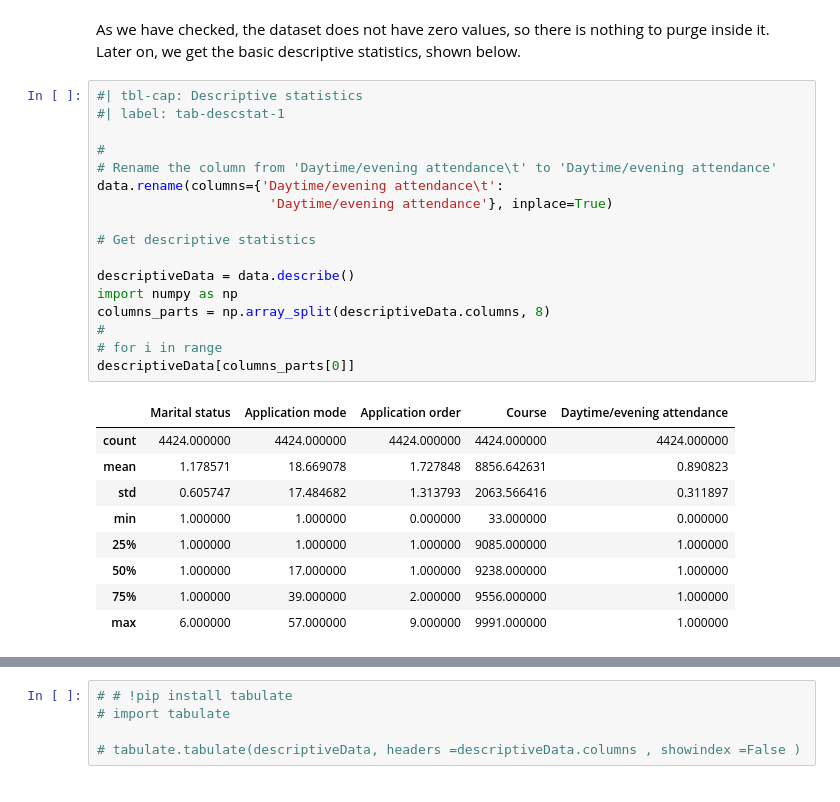
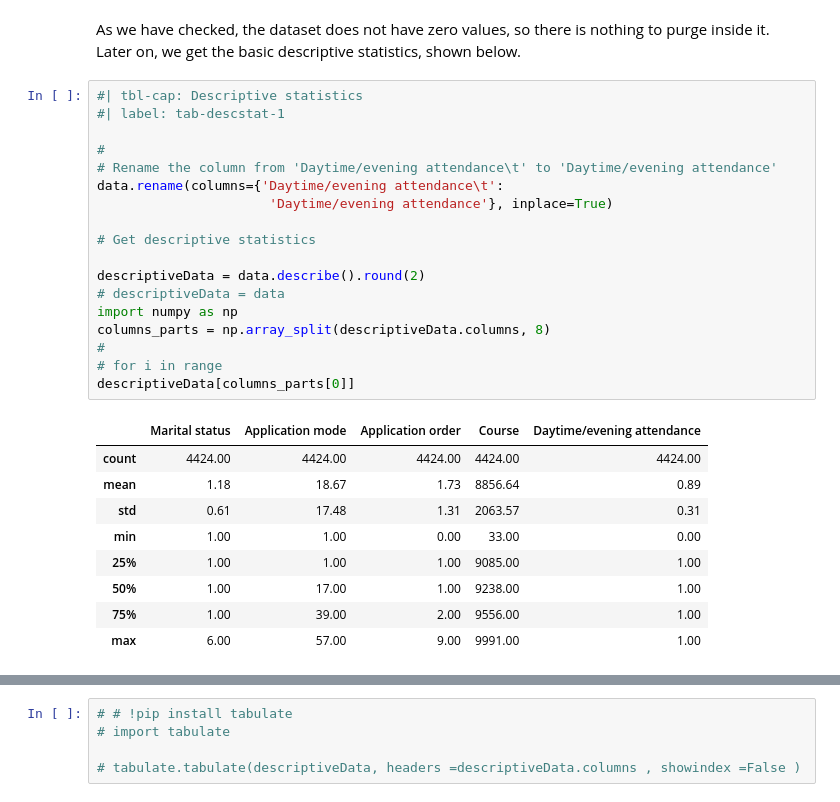
Before and after one commit to atdiausx2/albudurarrtu, a Jupyter notebook: report_AzadhdhinNedalYunisAlFraijat.ipynb, the cells around one changed output, grey strips where cells are left out. Saved outputs shown, nothing was run; the diff lists cells and outputs as text.

```diff
--- a/report_AzadhdhinNedalYunisAlFraijat.ipynb
+++ b/report_AzadhdhinNedalYunisAlFraijat.ipynb
@@ -121,30 +121,31 @@ As we have checked, the dataset does not have zero values, so there is nothing t
 # %%
 #| tbl-cap: Descriptive statistics
 #| label: tab-descstat-1
 
 #
 # Rename the column from 'Daytime/evening attendance\t' to 'Daytime/evening attendance'
 data.rename(columns={'Daytime/evening attendance\t':
                       'Daytime/evening attendance'}, inplace=True)
 
 # Get descriptive statistics
 
-descriptiveData = data.describe()
+descriptiveData = data.describe().round(2)
+# descriptiveData = data
 import numpy as np
 columns_parts = np.array_split(descriptiveData.columns, 8)
 #
 # for i in range
 descriptiveData[columns_parts[0]]
 # %% [output]
 |  | Marital status | Application mode | Application order | Course | Daytime/evening attendance |
-| count | 4424.000000 | 4424.000000 | 4424.000000 | 4424.000000 | 4424.000000 |
-| mean | 1.178571 | 18.669078 | 1.727848 | 8856.642631 | 0.890823 |
-| std | 0.605747 | 17.484682 | 1.313793 | 2063.566416 | 0.311897 |
-| min | 1.000000 | 1.000000 | 0.000000 | 33.000000 | 0.000000 |
-| 25% | 1.000000 | 1.000000 | 1.000000 | 9085.000000 | 1.000000 |
-| 50% | 1.000000 | 17.000000 | 1.000000 | 9238.000000 | 1.000000 |
-| 75% | 1.000000 | 39.000000 | 2.000000 | 9556.000000 | 1.000000 |
-| max | 6.000000 | 57.000000 | 9.000000 | 9991.000000 | 1.000000 |
+| count | 4424.00 | 4424.00 | 4424.00 | 4424.00 | 4424.00 |
+| mean | 1.18 | 18.67 | 1.73 | 8856.64 | 0.89 |
+| std | 0.61 | 17.48 | 1.31 | 2063.57 | 0.31 |
+| min | 1.00 | 1.00 | 0.00 | 33.00 | 0.00 |
+| 25% | 1.00 | 1.00 | 1.00 | 9085.00 | 1.00 |
+| 50% | 1.00 | 17.00 | 1.00 | 9238.00 | 1.00 |
+| 75% | 1.00 | 39.00 | 2.00 | 9556.00 | 1.00 |
+| max | 6.00 | 57.00 | 9.00 | 9991.00 | 1.00 |
 # %%
 #| tbl-cap: Descriptive statistics (cont'd)
 #| label: tab-descstat-2
```
Also changed, not shown: parts of 31 cells of this notebook, 16 other files.
